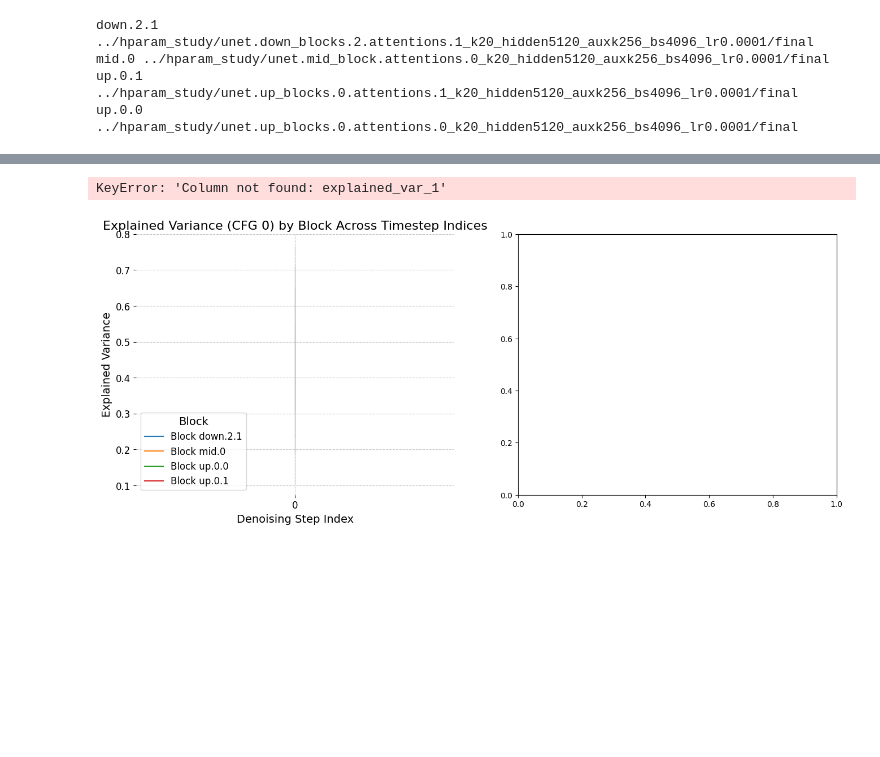
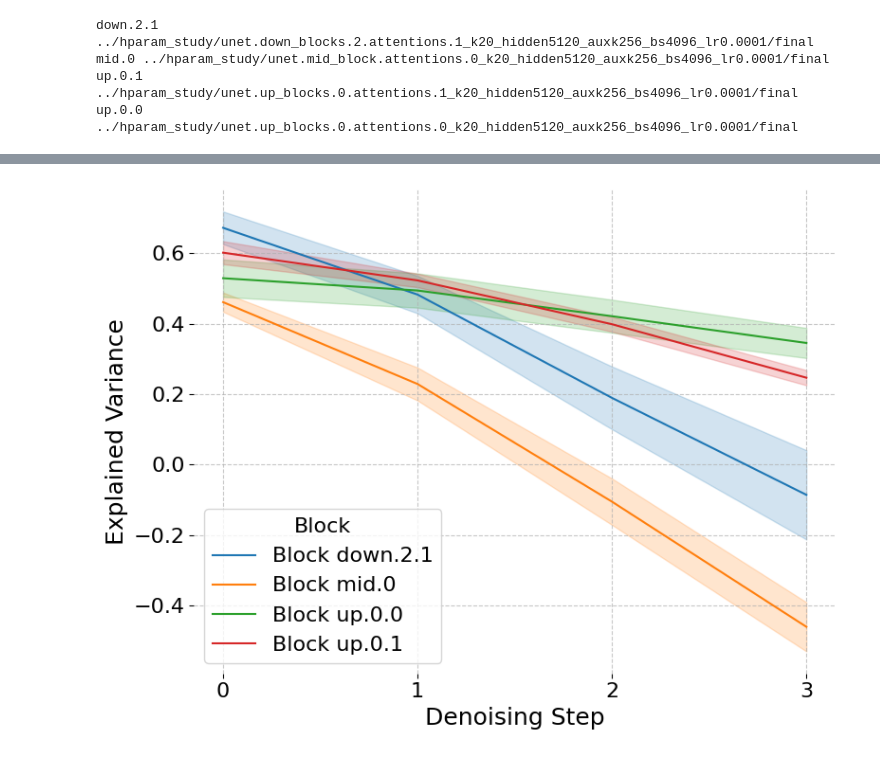
Before and after one commit to wendlerc/sdxl-unbox, a Jupyter notebook: notebooks/sdxl_generalization.ipynb, the cells around one changed output, grey strips where cells are left out. Saved outputs shown, nothing was run; the diff lists cells and outputs as text; code cells hidden in the pictures; blank space fills up the shorter version.

```diff
--- a/notebooks/sdxl_generalization.ipynb
+++ b/notebooks/sdxl_generalization.ipynb
@@ -11,7 +11,7 @@ n = 100
 path_to_checkpoints = '../hparam_study/'#'../checkpoints/'#'../hparam_study/'
 k = 20
 exp = 4
-n_timesteps = 1
+n_timesteps = 4
 use_vanilla = False
 dtype="fp32"
 batch_size = 16
@@ -158,10 +158,8 @@ for pidx, batch in enumerate(tqdm(dataloader)):
             print(short, sae.path)
             assert long in sae.path, f"long {long} not in sae.path {sae.path}"
             sae.eval()
-            #diff_perm = diff.permute(0, 2, 3, 1) #
             diff_perm = rearrange(diff, "b t f h w -> b t h w f")
             # timesteps x height x width x features
-            #diff_flat = diff_perm.reshape(-1, diff.shape[1])
             diff_flat = rearrange(diff_perm, "b t h w f -> (b t h w) f")
             # (timesteps * height * width) x features
             recon, info = sae(diff_flat)
@@ -186,23 +184,14 @@ for pidx, batch in enumerate(tqdm(dataloader)):
             fdots_union = (fbinarized[:, :-1] + fbinarized[:, 1:]).clamp(0, 1).sum(dim=-1)
             iou = fdots_binarized / fdots_union
             iou_mean = iou.mean(dim=0).mean(dim=1).mean(dim=1)
-            # then .mean(dim=1).mean(dim=1)
-            print(fdots.shape, dots.shape, iou_mean.shape)
-            #recon = recon.reshape(len(timesteps), -1, recon.shape[1]) # this guy breaks things
-            recon = rearrange(recon, "(b t h w) f -> t (b h w) f", b=batch_size, t=len(timesteps), h=diff.shape[3], w=diff.shape[4])
-            print(recon.shape)
+            recon = rearrange(recon, "(b t h w) f -> t (b h w) f", b=len(batch), t=len(timesteps), h=diff.shape[3], w=diff.shape[4])
             # timesteps x (height * width) x features
             for idx in range(diff.shape[1]):
-                print(diff.shape, "diff.shape", diff.shape[1])
-                print(diff[:, idx].shape)
-                #tmp = diff[idx].permute(1,2,0).reshape(-1, diff_flat.shape[1])
                 tmp = rearrange(diff[:, idx], "b f h w -> (b h w) f")
                 # expects n x features
-                #recon_inner, _ = sae(tmp)
                 explained_var = explained_variance(tmp, recon[idx])
                 if cfg_idx == 0:
                     results["block"].append(short)
-                    #results["prompt"].append(prompt)
                     results["tidx"].append(idx)
                     results["t"].append(timesteps[idx].item())
                 results[f"explained_var_{cfg_idx}"].append(explained_var.item())
@@ -233,51 +385,55 @@ import matplotlib.pyplot as plt
 import seaborn as sns
 import numpy as np
 
-# Create a figure with subplots for each cfg_idx
-fig, axes = plt.subplots(1, 2, figsize=(16, 6))
+# Get the number of cfg indices
+cfg_indices = []
+if use_vanilla:
+    cfg_indices = [0, 1]  # Only get cfg indices when use_vanilla is true
+else:
+    cfg_indices = [0]
 
-# Get the number of cfg indices
-cfg_indices = [0, 1]  # Assuming we have cfg_idx 0 and 1
+# Create a separate figure for each cfg_idx
+for cfg_idx in cfg_indices:
+    # Create a new figure for each cfg_idx
+    plt.figure(figsize=(8, 6))
+    ax = plt.gca()
 
-for cfg_idx, ax in zip(cfg_indices, axes):
     # Group by block and tidx to get mean and std of explained variance for this cfg_idx
     var_col = f"explained_var_{cfg_idx}"
     summary_df = df.groupby(["block", "tidx"])[var_col].agg(['mean', 'std']).reset_index()
 
     # Remove border
     ax.spines['top'].set_visible(False)
     ax.spines['right'].set_visible(False)
     ax.spines['bottom'].set_visible(False)
     ax.spines['left'].set_visible(False)
 
     blocks = summary_df['block'].unique()
     colors = sns.color_palette(n_colors=len(blocks))
 
     for i, block in enumerate(blocks):
         block_df = summary_df[summary_df['block'] == block]
         ax.plot(block_df['tidx'], block_df['mean'], label=f"Block {block}", color=colors[i])
         # Gaussian confidence interval: mean ± 1.96*std
         lower = block_df['mean'] - 1.96 * block_df['std']/np.sqrt(len(block_df))
         upper = block_df['mean'] + 1.96 * block_df['std']/np.sqrt(len(block_df))
         ax.fill_between(block_df['tidx'], lower, upper, color=colors[i], alpha=0.2)
 
     # Add gridlines
     ax.grid(True, linestyle='--', alpha=0.7)
 
     # Increase font size
-    ax.set_title(f"Explained Variance (CFG {cfg_idx}) by Block Across Timestep Indices", fontsize=16)
-    ax.set_xlabel("Denoising Step Index", fontsize=14)
-    ax.set_ylabel("Explained Variance", fontsize=14)
-    ax.legend(title="Block", loc='lower left', fontsize=12, title_fontsize=14)
+    ax.set_xlabel("Denoising Step", fontsize=18)
+    ax.set_ylabel("Explained Variance", fontsize=18)
+    ax.legend(title="Block", loc='lower left', fontsize=16, title_fontsize=16)
     # they should be just 1 apart
     ax.set_xticks(block_df['tidx'])
-    ax.tick_params(axis='both', which='major', labelsize=12)
-
-plt.tight_layout()
-plt.show()
+    ax.tick_params(axis='both', which='major', labelsize=16)
+    plt.tight_layout()
+    plt.savefig(f"{outfile.replace('.csv', '')}_explained_variance_cfg_{cfg_idx}.pdf")
+    plt.show()
 # %% [output]
-KeyError: 'Column not found: explained_var_1'
-[figure, old version]
+[figure, new version]
 # %%
 import matplotlib.pyplot as plt
 import seaborn as sns
```
Also changed, not shown: parts of 4 cells of this notebook.
